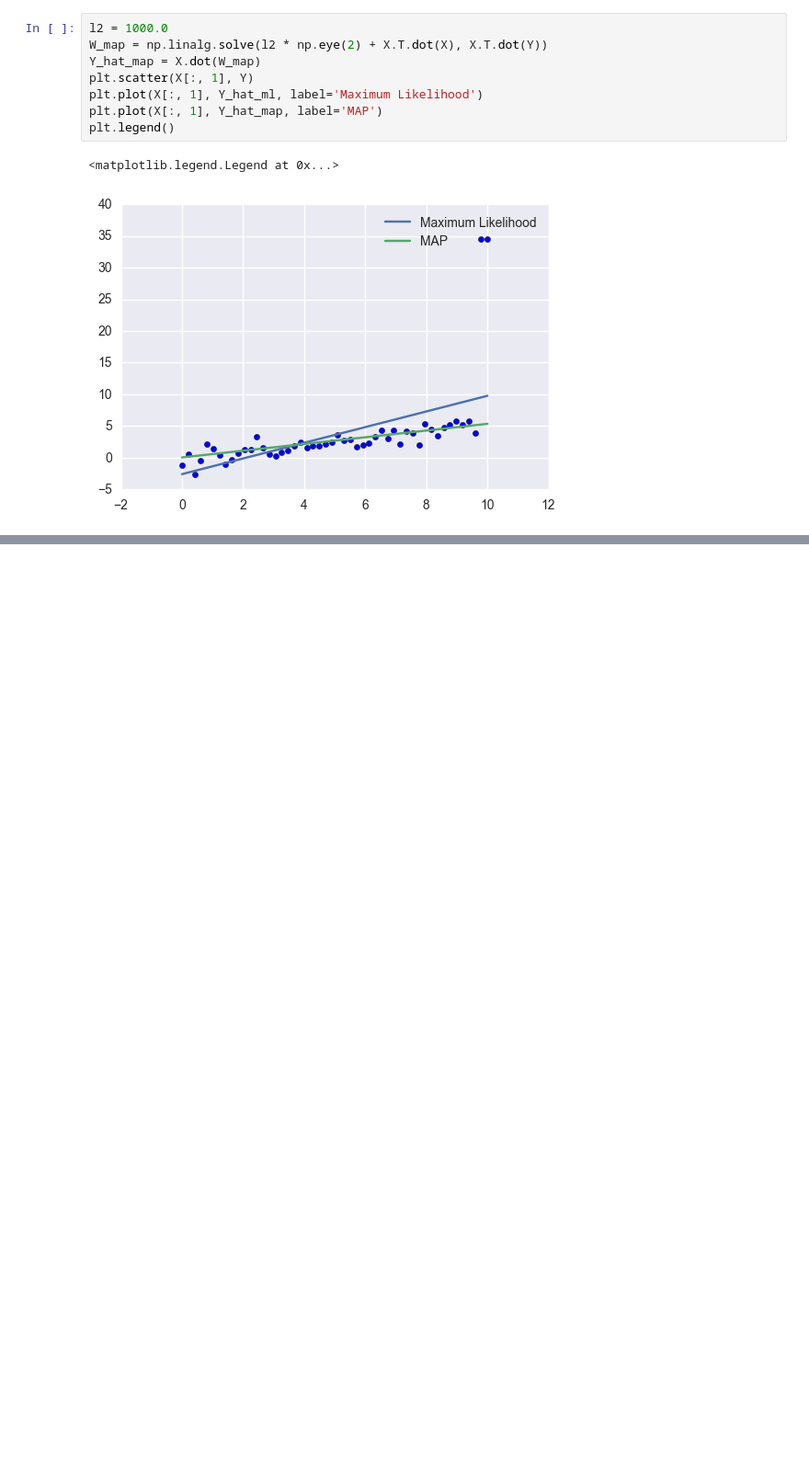
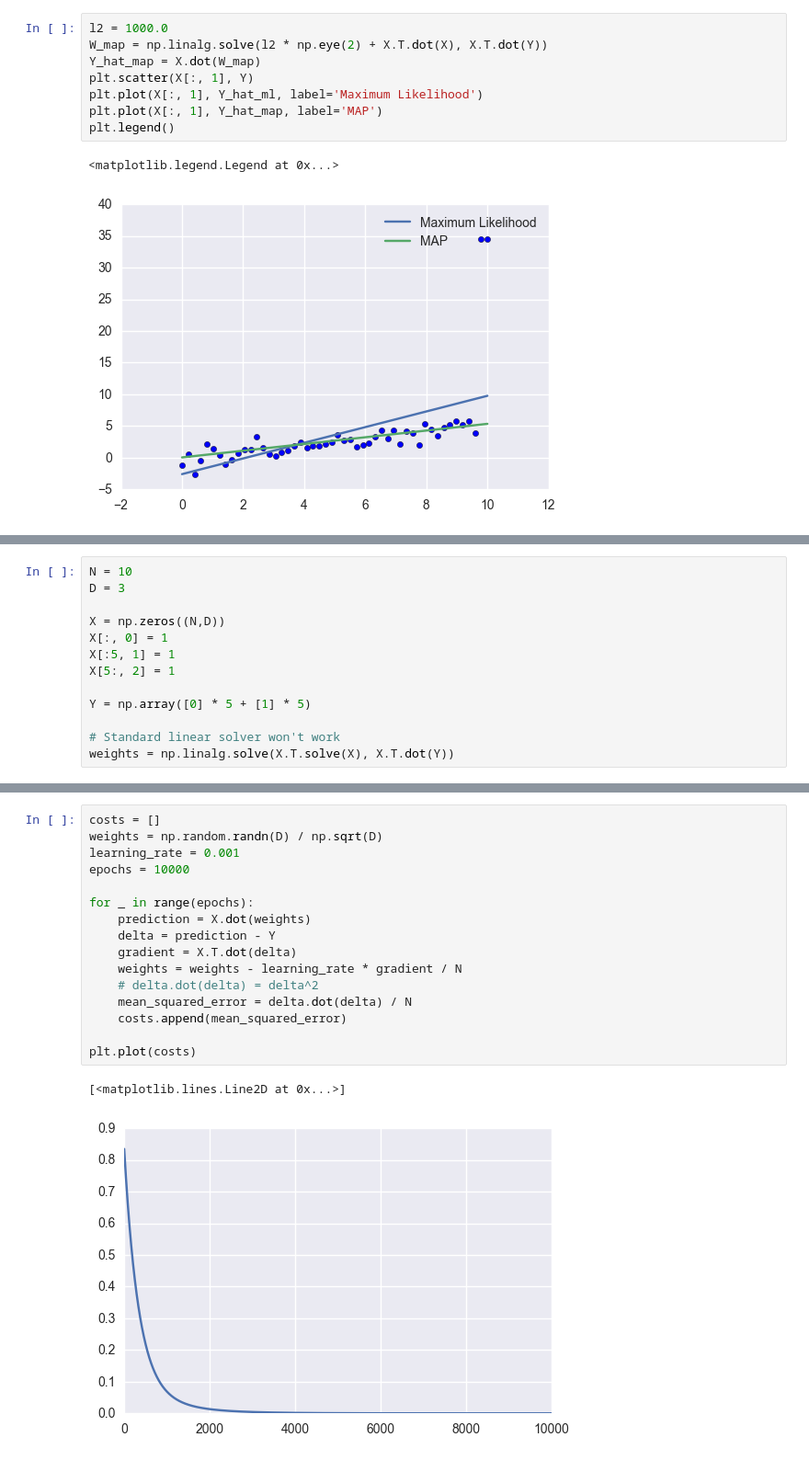
Before and after one commit to alvin319/book-notes, a Jupyter notebook: miscellaneous/linear_regression.ipynb, the cells around one changed output, grey strips where cells are left out. Shown: that part at 92% size. Drawn from its saved outputs; the diff is of its cells as text; blank space fills up the shorter version.

Commit message:
Update: Added batch gradient descent notes

```diff
--- a/miscellaneous/linear_regression.ipynb
+++ b/miscellaneous/linear_regression.ipynb
@@ -236,0 +239,13 @@ plt.legend()
+# %%
+N = 10
+D = 3
+
+X = np.zeros((N,D))
+X[:, 0] = 1
+X[:5, 1] = 1
+X[5:, 2] = 1
+
+Y = np.array([0] * 5 + [1] * 5)
+
+# Standard linear solver won't work
+weights = np.linalg.solve(X.T.solve(X), X.T.dot(Y))
@@ -236,0 +264,19 @@ plt.legend()
+# %%
+costs = []
+weights = np.random.randn(D) / np.sqrt(D)
+learning_rate = 0.001
+epochs = 10000
+
+for _ in range(epochs):
+    prediction = X.dot(weights)
+    delta = prediction - Y
+    gradient = X.T.dot(delta)
+    weights = weights - learning_rate * gradient / N
+    # delta.dot(delta) = delta^2
+    mean_squared_error = delta.dot(delta) / N
+    costs.append(mean_squared_error)
+
+plt.plot(costs)
+# %% [output]
+[<matplotlib.lines.Line2D at 0x...>]
+[figure, added]
```
Also changed, not shown: parts of 5 cells of this notebook.
